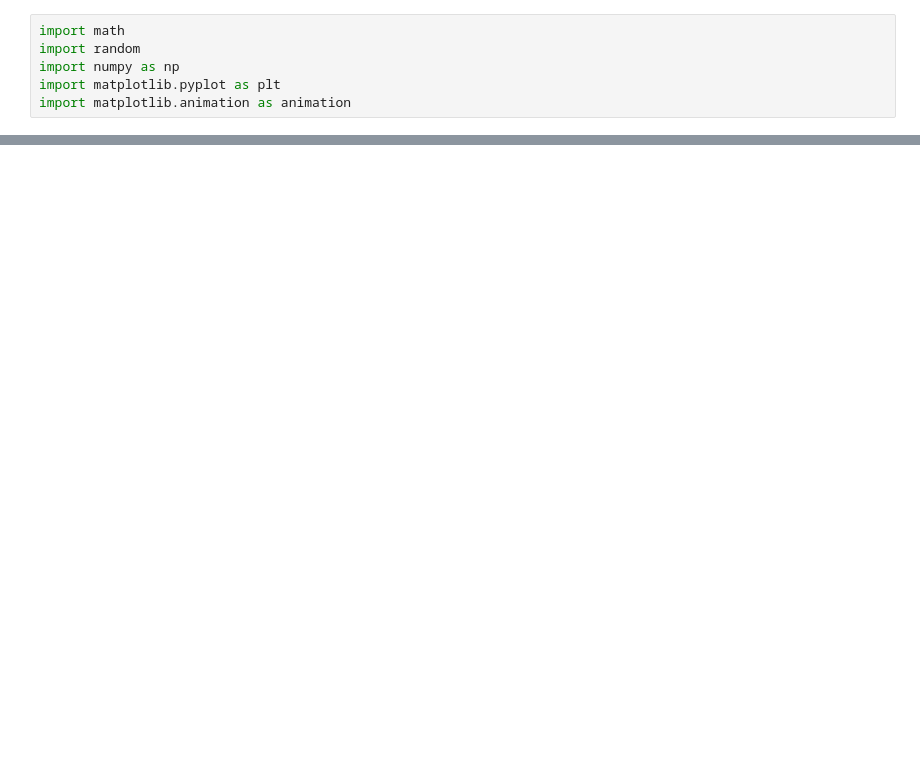
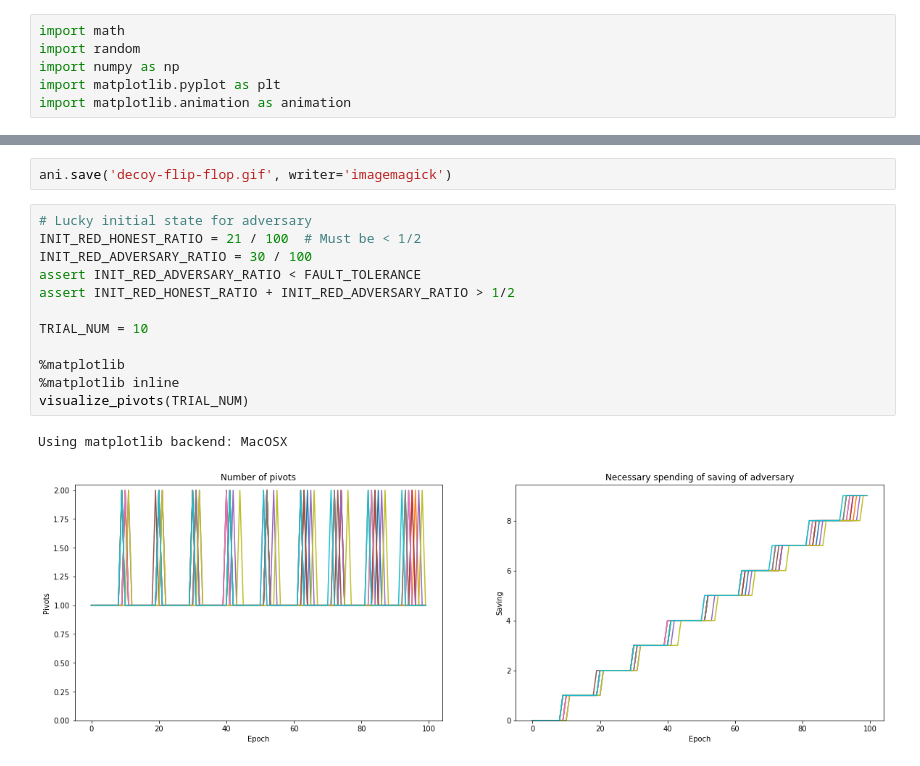
Before and after one commit to LayerXcom/lmd-ghost-simulation, a Jupyter notebook: Simulation.ipynb, the cells around one changed output, grey strips where cells are left out. Saved outputs shown, nothing was run; the diff lists cells and outputs as text; blank space fills up the shorter version.

Commit message:
Improve simulation and save gif

```diff
--- a/Simulation.ipynb
+++ b/Simulation.ipynb
@@ -164,0 +166,17 @@ ani = animation.ArtistAnimation(fig, ims, interval=100)
+# %%
+ani.save('decoy-flip-flop.gif', writer='imagemagick')
+# %%
+# Lucky initial state for adversary
+INIT_RED_HONEST_RATIO = 21 / 100  # Must be < 1/2
+INIT_RED_ADVERSARY_RATIO = 30 / 100
+assert INIT_RED_ADVERSARY_RATIO < FAULT_TOLERANCE
+assert INIT_RED_HONEST_RATIO + INIT_RED_ADVERSARY_RATIO > 1/2
+
+TRIAL_NUM = 10
+
+%matplotlib
+%matplotlib inline
+visualize_pivots(TRIAL_NUM)
+# %% [output]
+Using matplotlib backend: MacOSX
+[figure, added]
```
Also changed, not shown: parts of 10 cells of this notebook, 2 other files.
